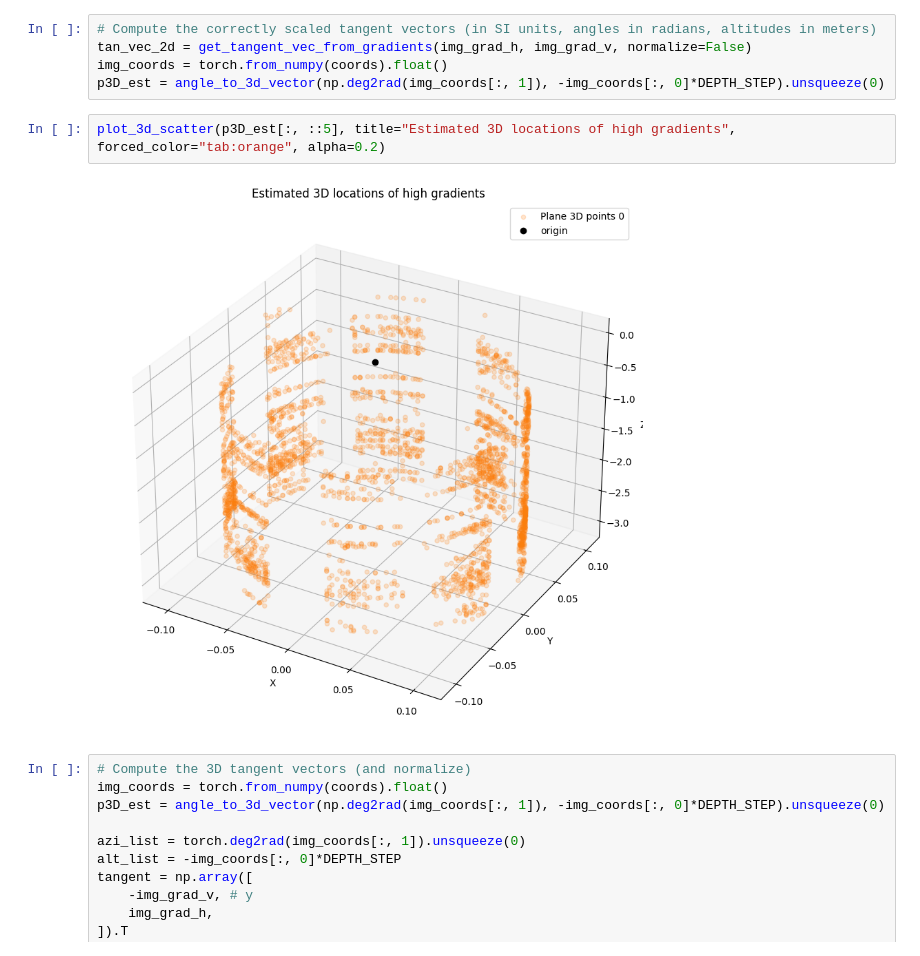
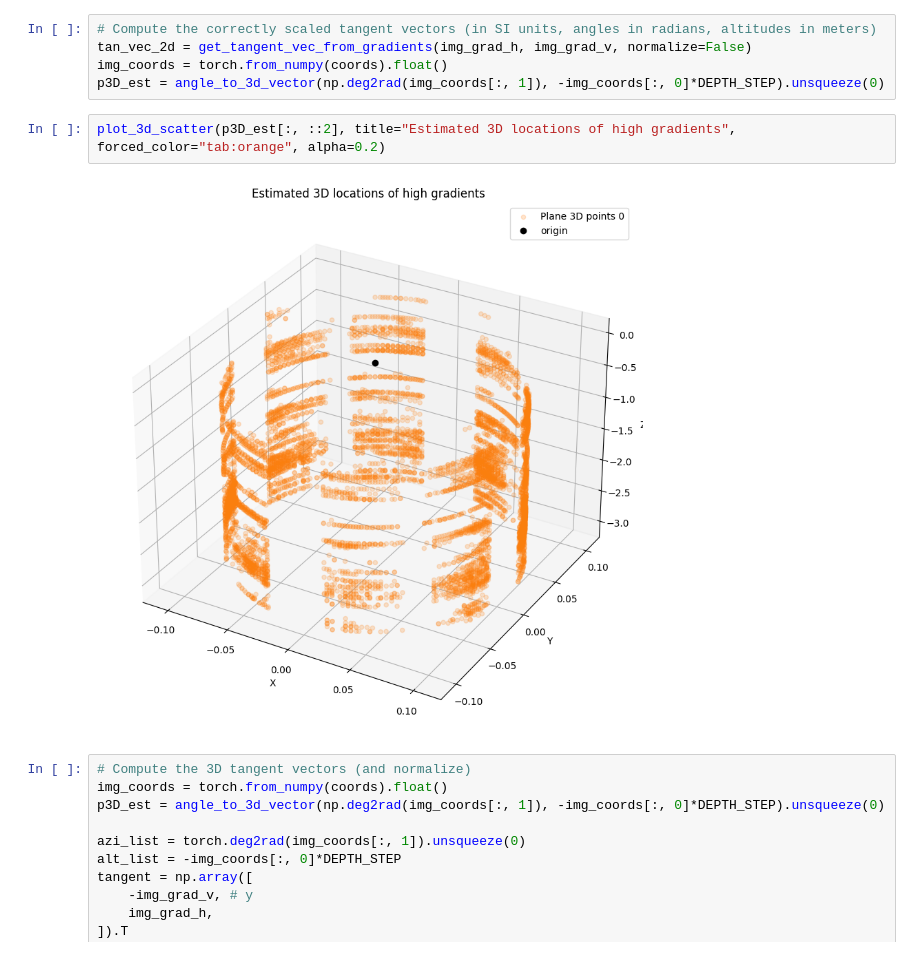
Before and after one commit to balthazarneveu/geosciences, a Jupyter notebook: TP_4/planes_synthesis.ipynb, the cells around one changed output. Cells and saved outputs as stored; diff of their text form.

```diff
--- a/TP_4/planes_synthesis.ipynb
+++ b/TP_4/planes_synthesis.ipynb
@@ -81,9 +85,9 @@ tan_vec_2d = get_tangent_vec_from_gradients(img_grad_h, img_grad_v, normalize=Fa
 img_coords = torch.from_numpy(coords).float()
 p3D_est = angle_to_3d_vector(np.deg2rad(img_coords[:, 1]), -img_coords[:, 0]*DEPTH_STEP).unsqueeze(0)
 # %%
-plot_3d_scatter(p3D_est[:, ::5], title="Estimated 3D locations of high gradients", forced_color="tab:orange", alpha=0.2)
+plot_3d_scatter(p3D_est[:, ::2], title="Estimated 3D locations of high gradients", forced_color="tab:orange", alpha=0.2)
 # %% [output]
-[figure, old version]
+[figure, new version]
 # %%
 # Compute the 3D tangent vectors (and normalize)
 img_coords = torch.from_numpy(coords).float()
```
Also changed, not shown: parts of 10 cells of this notebook.
